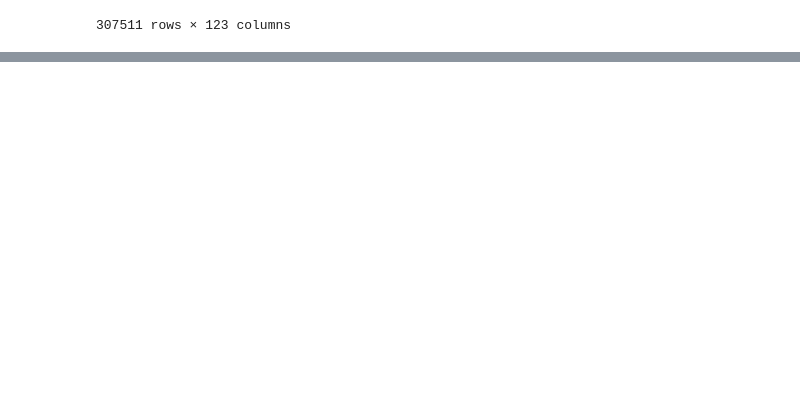
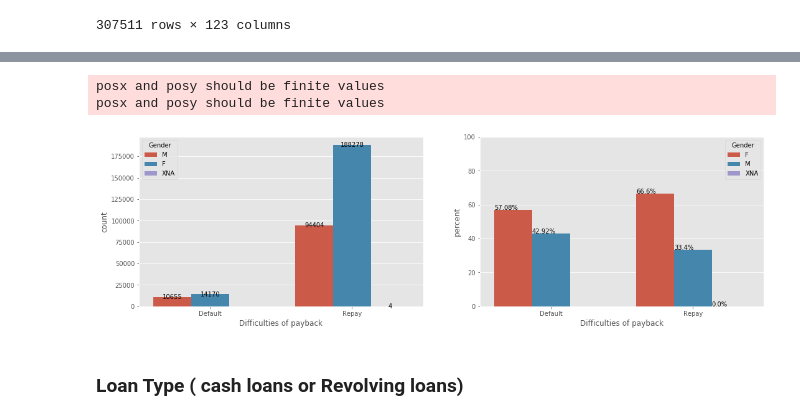
Before and after one commit to sunny0103/personal_project_kaggle, a Jupyter notebook: bank_loan/bank Loan EDA.ipynb, the cells around one changed output, grey strips where cells are left out. Saved outputs shown, nothing was run; the diff lists cells and outputs as text; code cells hidden in the pictures; blank space fills up the shorter version.

```diff
--- a/bank_loan/bank Loan EDA.ipynb
+++ b/bank_loan/bank Loan EDA.ipynb
@@ -181,5 +182,5 @@ plt.show()
 # %%
-applicationDF['taget_label'] = np.where(applicationDF['TARGET'] == 0, 'NO', 'YES')
+applicationDF['taget_label'] = np.where(applicationDF['TARGET'] == 0, 'Repay', 'Default')
 applicationDF
 # %% [output]
 |  | SK_ID_CURR | TARGET | NAME_CONTRACT_TYPE | CODE_GENDER | FLAG_OWN_CAR | FLAG_OWN_REALTY | CNT_CHILDREN | ... |
@@ -213,0 +199,3 @@ ax.legend(title='Contract type')
+# %%
+gen=applicationDF[['taget_label','CODE_GENDER']]
+gen[(gen['CODE_GENDER']!='M')&(gen['CODE_GENDER']!='F')]
@@ -213,0 +208,7 @@ ax.legend(title='Contract type')
+# %%
+x,y = 'taget_label', 'CODE_GENDER'
+
+gen1 = gen.groupby(x)[y].value_counts(normalize=True)
+gen1 = gen1.mul(100)
+gen1 = gen1.rename('percent').reset_index()
+gen1
@@ -213,0 +222,27 @@ ax.legend(title='Contract type')
+# %%
+fig,(ax1,ax2)=plt.subplots(nrows=1,ncols=2)
+fig.set_size_inches(18,5)
+sns.countplot(data=gen,x='taget_label',hue='CODE_GENDER',ax=ax1)
+ax1.set(xlabel='Difficulties of payback')
+ax1.legend(title='Gender',loc=2)
+for p in ax1.patches:
+    ax1.annotate(format(p.get_height(),'.0f'),
+                   (p.get_x() + p.get_width() / 2., p.get_height()),
+                   ha = 'center', va = 'center')
+
+sns.barplot(x='taget_label',y='percent',hue='CODE_GENDER',data=gen1,ax=ax2)
+ax2.set_ylim(0,100)
+ax2.set(xlabel='Difficulties of payback')
+ax2.legend(title='Gender',loc=1)
+for p in ax2.patches:
+    txt = str(p.get_height().round(2)) + '%'
+    txt_x = p.get_x()
+    txt_y = p.get_height()
+    ax2.text(txt_x,txt_y,txt)
+plt.show()
+# %% [output]
+posx and posy should be finite values
+posx and posy should be finite values
+[figure, added]
+# %% [markdown]
+### Loan Type ( cash loans or Revolving loans)
```
Also changed, not shown: parts of 17 cells of this notebook.
